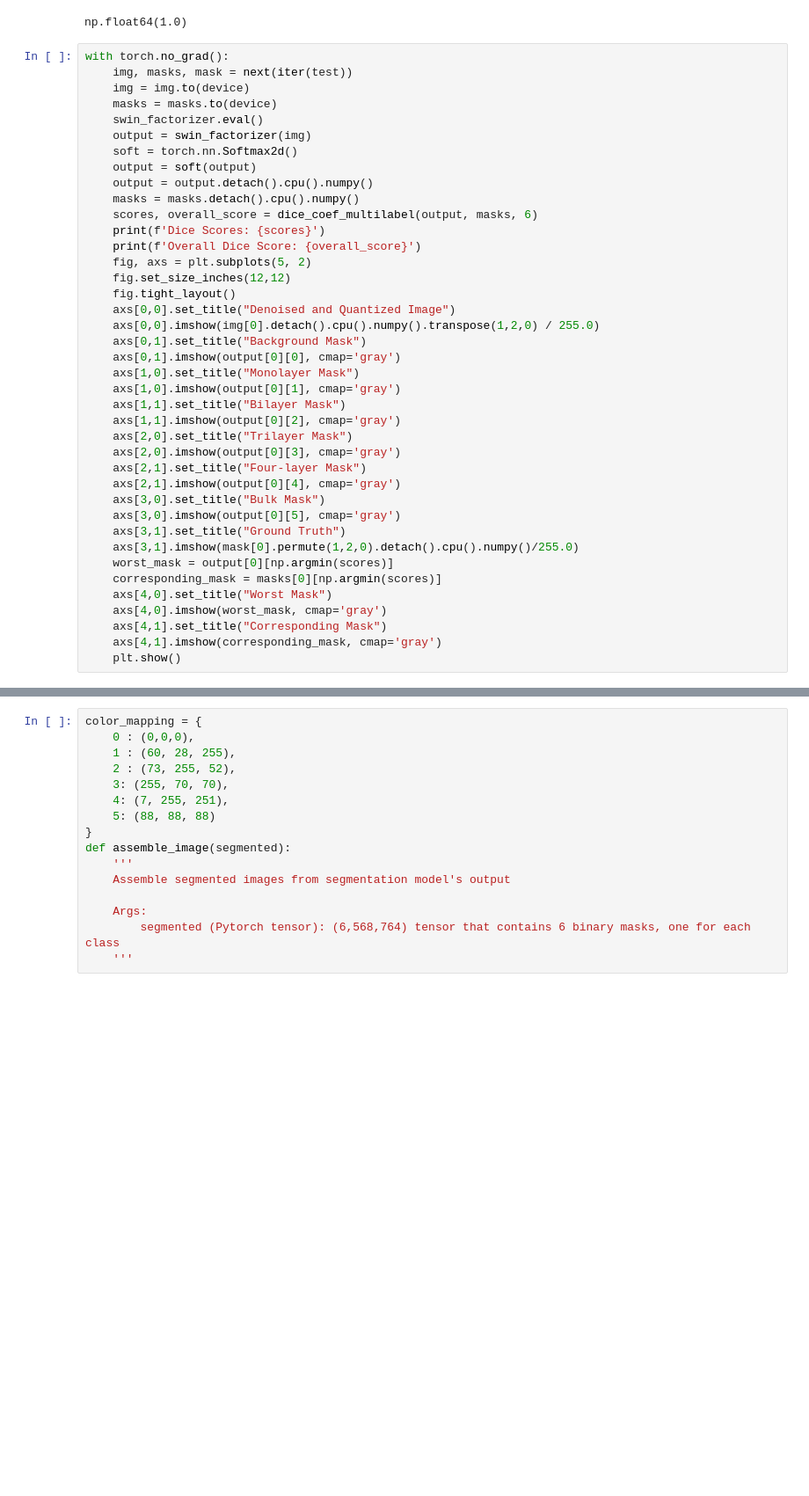
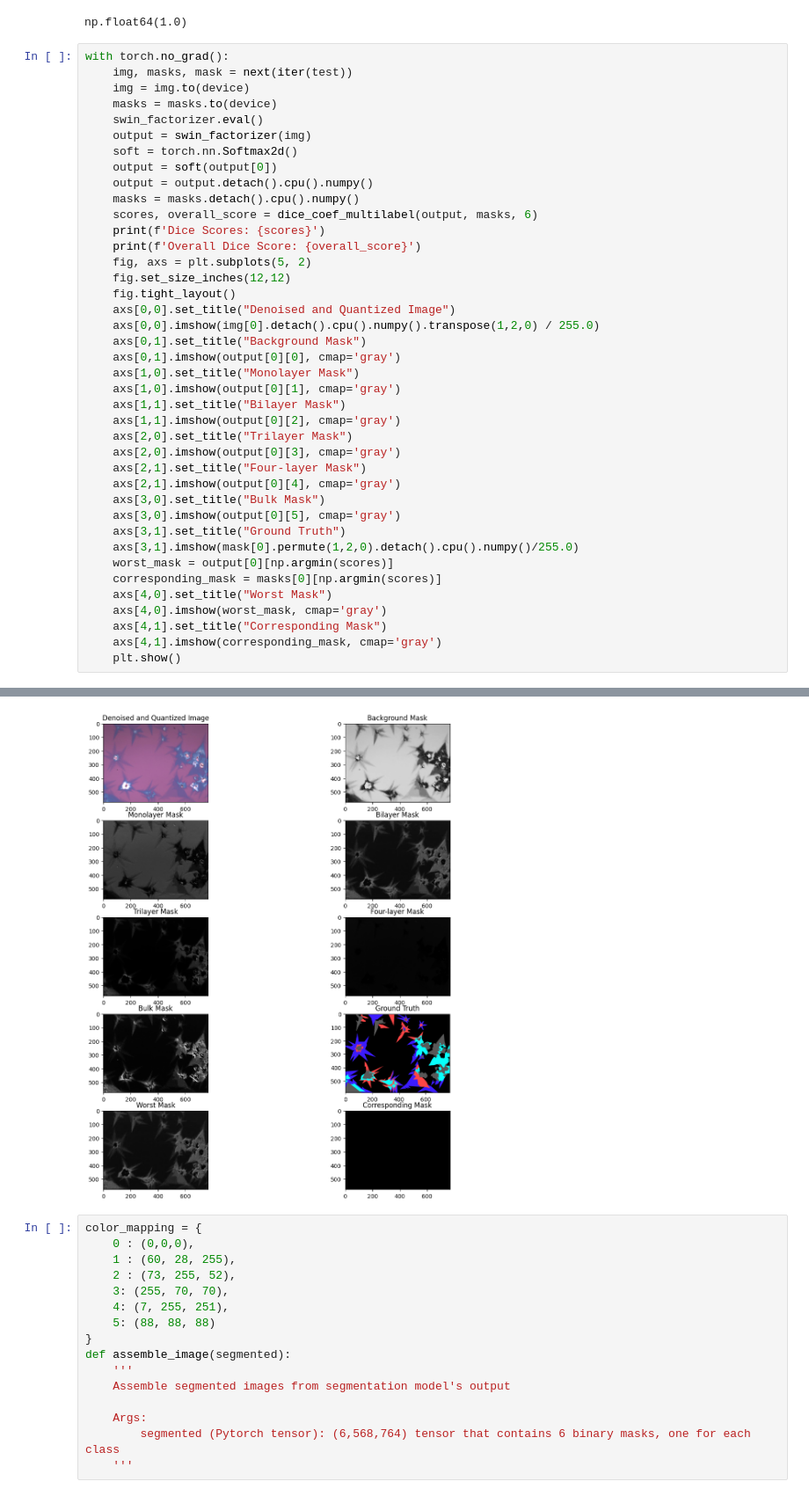
Before and after one commit to JackyL100/MoS2, a Jupyter notebook: Playground/Factorizer.ipynb, the cells around one changed output, grey strips where cells are left out. Shown: that part at 88% size. Drawn from its saved outputs; the diff is of its cells as text; blank space fills up the shorter version.

```diff
--- a/Playground/Factorizer.ipynb
+++ b/Playground/Factorizer.ipynb
@@ -176,7 +175,7 @@ with torch.no_grad():
     swin_factorizer.eval()
     output = swin_factorizer(img)
     soft = torch.nn.Softmax2d()
-    output = soft(output)
+    output = soft(output[0])
     output = output.detach().cpu().numpy()
     masks = masks.detach().cpu().numpy()
     scores, overall_score = dice_coef_multilabel(output, masks, 6)
@@ -213,3 +213,4 @@ AttributeError: 'list' object has no attribute 'dim'
+[figure, added]
 # %%
 color_mapping = {
     0 : (0,0,0),
```
Also changed, not shown: parts of 5 cells of this notebook.
